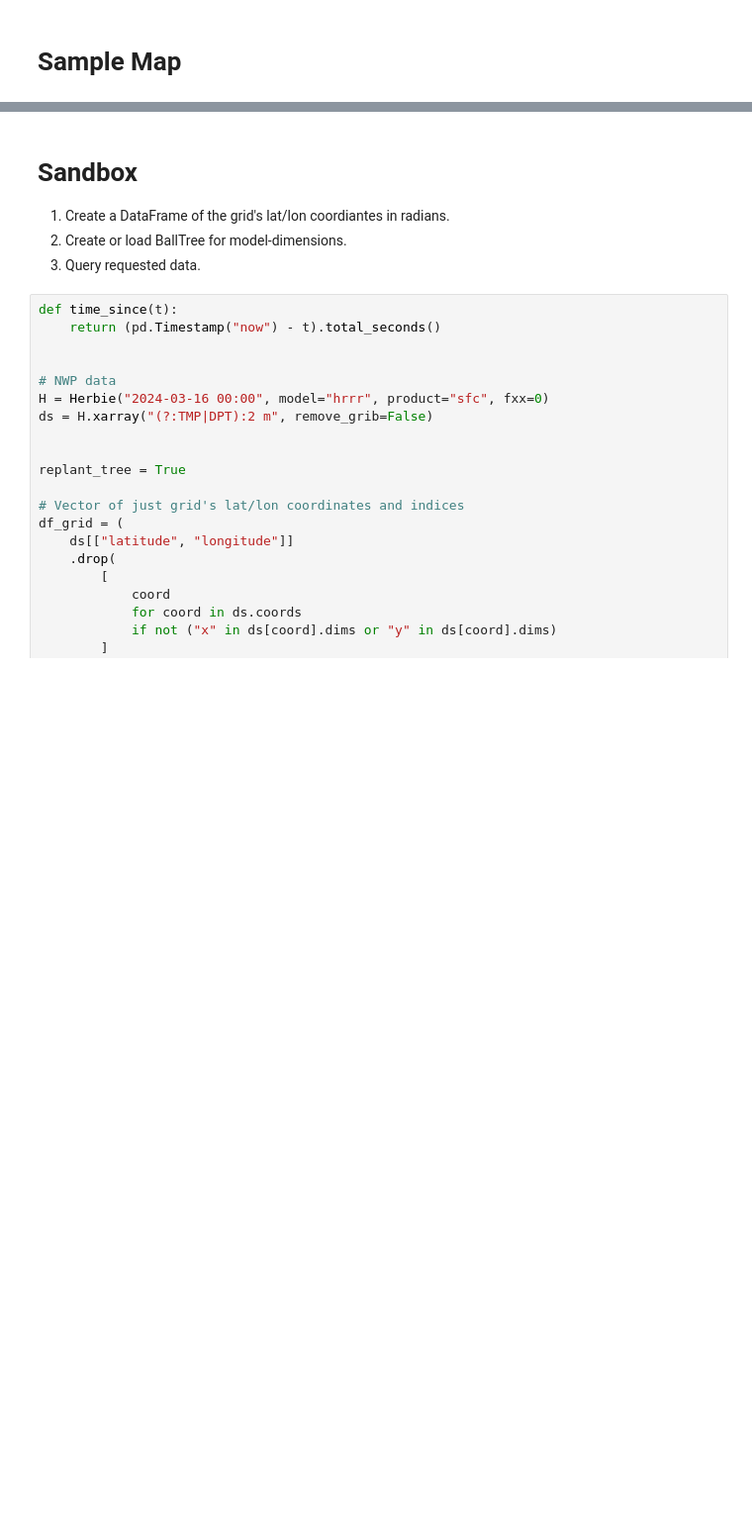
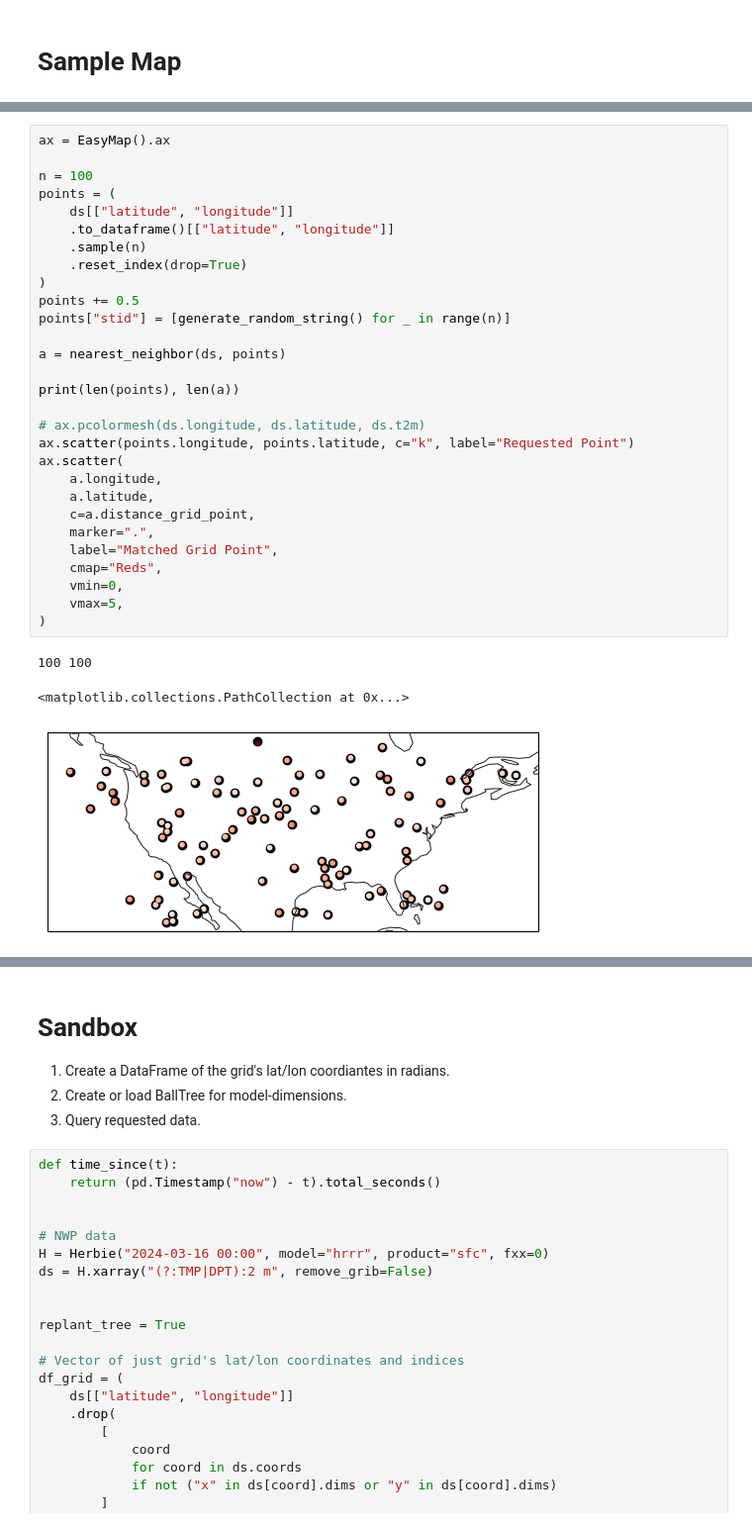
Before and after one commit to blaylockbk/Herbie, a Jupyter notebook: docs/user_guide/_bonus_notebooks/BallTree.ipynb, the cells around one changed output, grey strips where cells are left out. Shown at 99% size. Drawn from its saved outputs; the diff is of its cells as text; blank space fills up the shorter version.

```diff
--- a/docs/user_guide/_bonus_notebooks/BallTree.ipynb
+++ b/docs/user_guide/_bonus_notebooks/BallTree.ipynb
@@ -287,0 +426,33 @@ ax.scatter(a.longitude, a.latitude, color="k")
+# %%
+ax = EasyMap().ax
+
+n = 100
+points = (
+    ds[["latitude", "longitude"]]
+    .to_dataframe()[["latitude", "longitude"]]
+    .sample(n)
+    .reset_index(drop=True)
+)
+points += 0.5
+points["stid"] = [generate_random_string() for _ in range(n)]
+
+a = nearest_neighbor(ds, points)
+
+print(len(points), len(a))
+
+# ax.pcolormesh(ds.longitude, ds.latitude, ds.t2m)
+ax.scatter(points.longitude, points.latitude, c="k", label="Requested Point")
+ax.scatter(
+    a.longitude,
+    a.latitude,
+    c=a.distance_grid_point,
+    marker=".",
+    label="Matched Grid Point",
+    cmap="Reds",
+    vmin=0,
+    vmax=5,
+)
+# %% [output]
+100 100
+<matplotlib.collections.PathCollection at 0x...>
+[figure, added]
```
Also changed, not shown: parts of 16 cells of this notebook.
